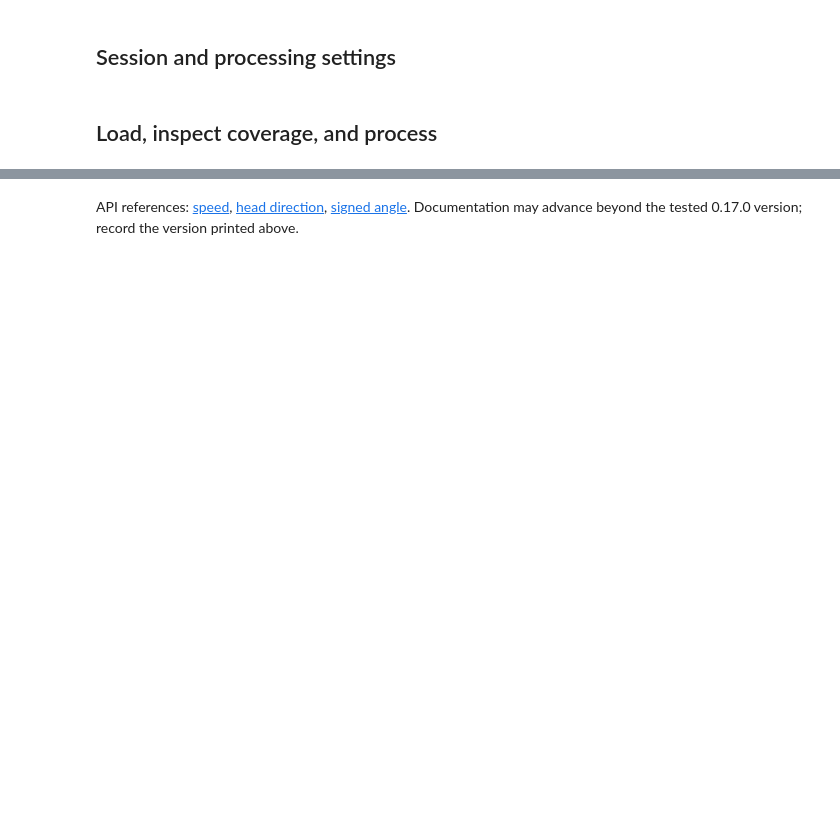
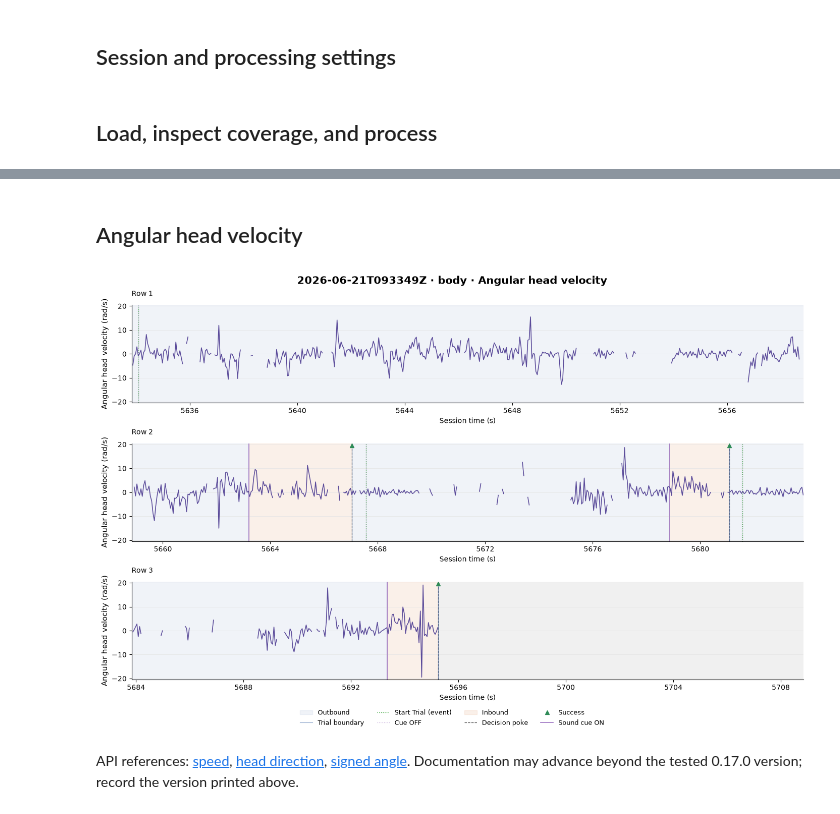
Before and after one commit to Keshavarzi-lab/data-conduit, a Jupyter notebook: src/movement_figures/Figures/Kinematics/kinematics.ipynb, the cells around one changed output, grey strips where cells are left out. Drawn from its saved outputs; the diff is of its cells as text; code cells hidden in the pictures; blank space fills up the shorter version.

```diff
--- a/src/movement_figures/Figures/Kinematics/kinematics.ipynb
+++ b/src/movement_figures/Figures/Kinematics/kinematics.ipynb
@@ -190,3 +565,20 @@ plt.show()
+# %% [markdown]
+## Angular head velocity
+# %%
+#=== 1| Plot angular head velocity as one continuous wrapped timeline ========
+angular_head_velocity_figure, angular_head_velocity_axes = plot_wrapped_kinematic_trace(
+    measurements["angular_head_velocity"],
+    trials,
+    events,
+    window=plot_window,
+    row_duration_s=ROW_DURATION_S,
+    ylabel="Angular head velocity (rad/s)",
+    title=f"{SESSION} · {TRACKING_KEYPOINT} · Angular head velocity",
+    y_mode="symmetric",
+)
+plt.show()
+# %% [output]
+[figure, added]
 # %% [markdown]
 API references: [speed](https://movement.neuroinformatics.dev/latest/api/movement.kinematics.compute_speed.html),
 [head direction](https://movement.neuroinformatics.dev/latest/api/movement.kinematics.compute_head_direction_vector.html),
```
Also changed, not shown: parts of 17 cells of this notebook, 13 other files.
